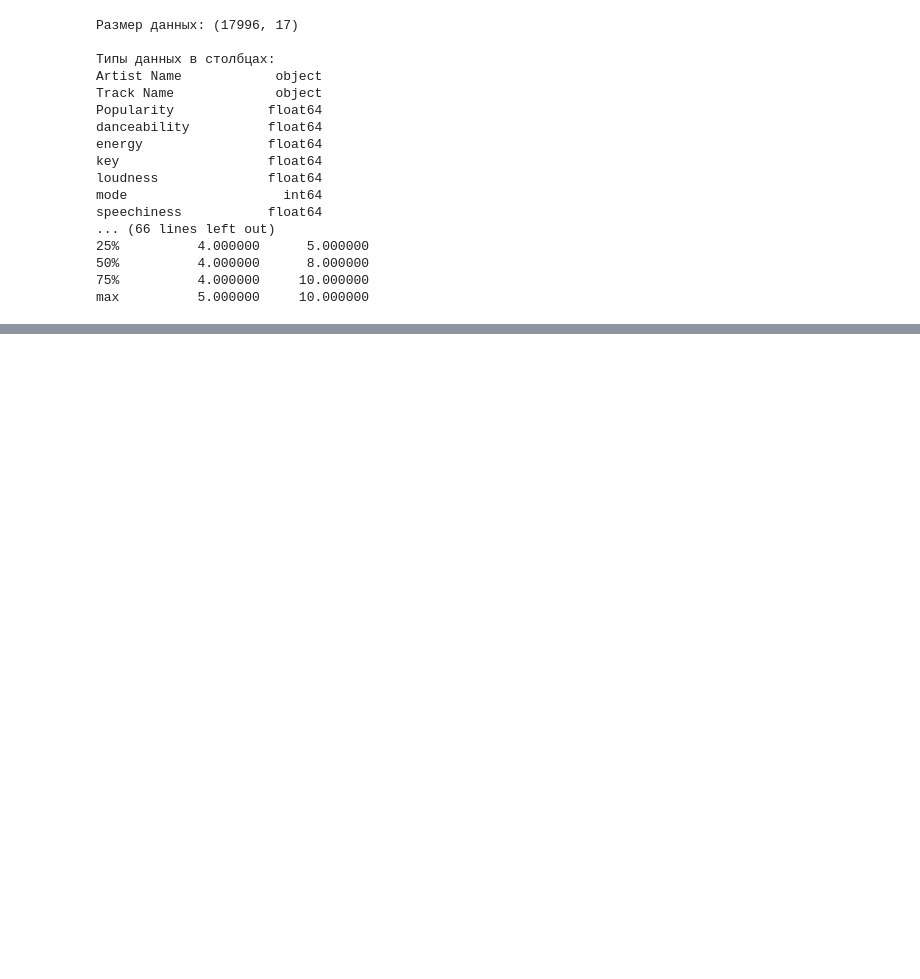
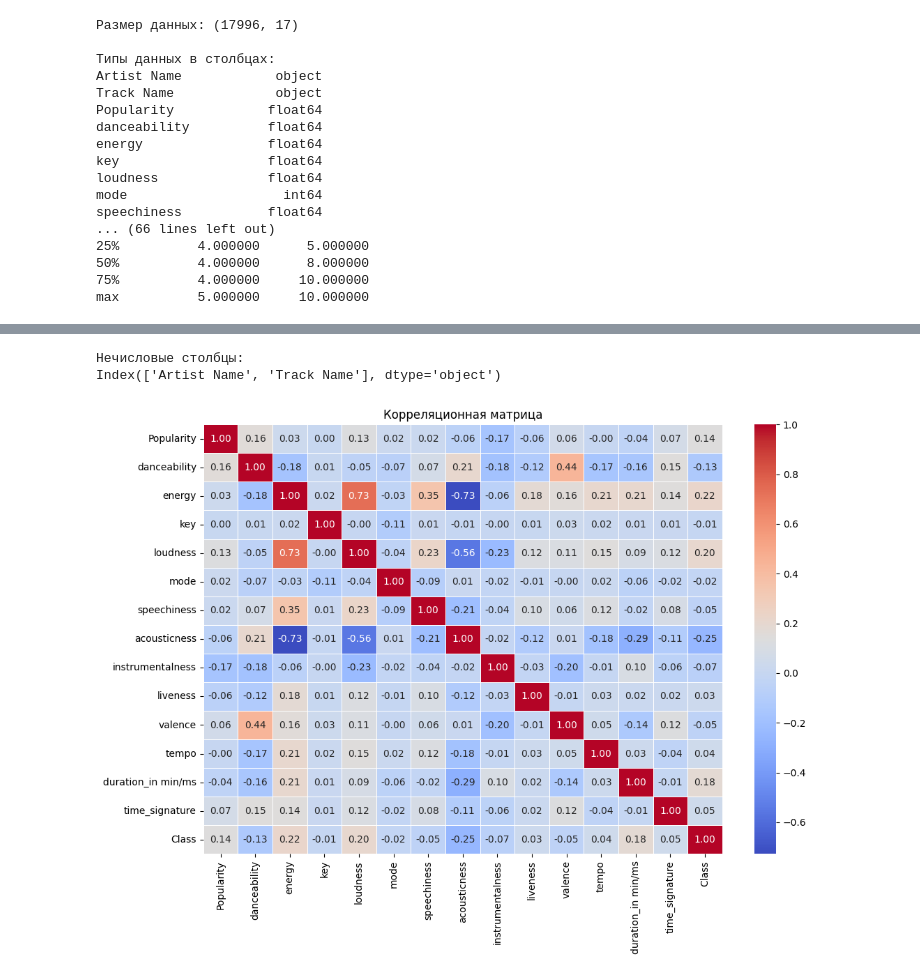
Before and after one commit to delilit/AI_Project, a Jupyter notebook: main.ipynb, the cells around one changed output, grey strips where cells are left out. Cells and saved outputs as stored; diff of their text form; code cells hidden in the pictures; blank space fills up the shorter version.

```diff
--- a/main.ipynb
+++ b/main.ipynb
@@ -103,0 +99,17 @@ print(outliers)
+# %%
+corr_matrix = data.select_dtypes(include=['number']).corr(method='spearman')
+non_numeric_columns = data.select_dtypes(exclude=['number']).columns
+df = data.drop(non_numeric_columns, axis=1)
+print("Нечисловые столбцы:")
+print(non_numeric_columns)
+
+
+corr_matrix = df.corr(method='spearman')
+plt.figure(figsize=(12, 8))
+sns.heatmap(corr_matrix, annot=True, cmap='coolwarm', fmt='.2f', linewidths=0.5)
+plt.title("Корреляционная матрица")
+plt.show()
+# %% [output]
+Нечисловые столбцы:
+Index(['Artist Name', 'Track Name'], dtype='object')
+[figure, added]
```
Also changed, not shown: parts of 12 cells of this notebook.
